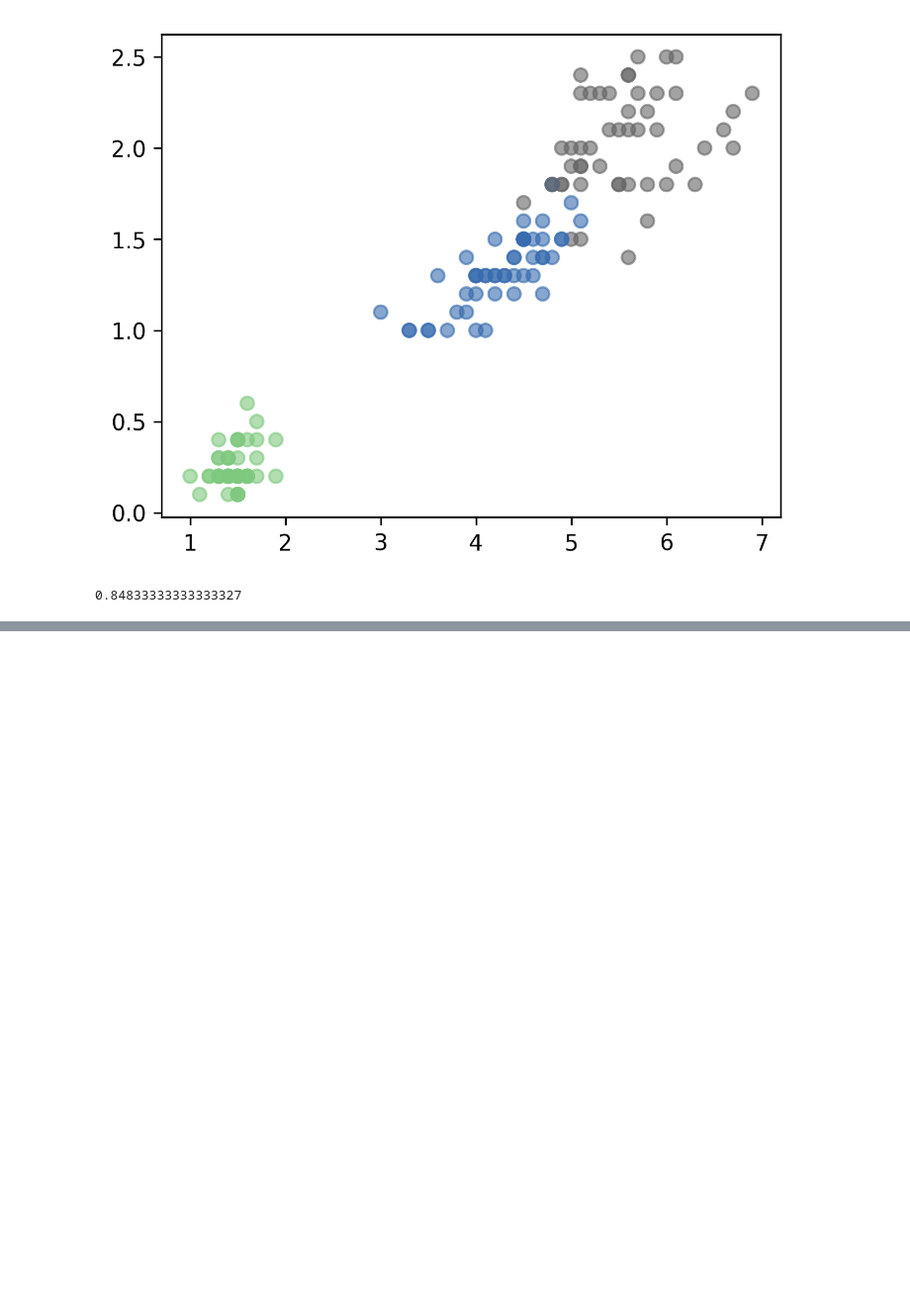
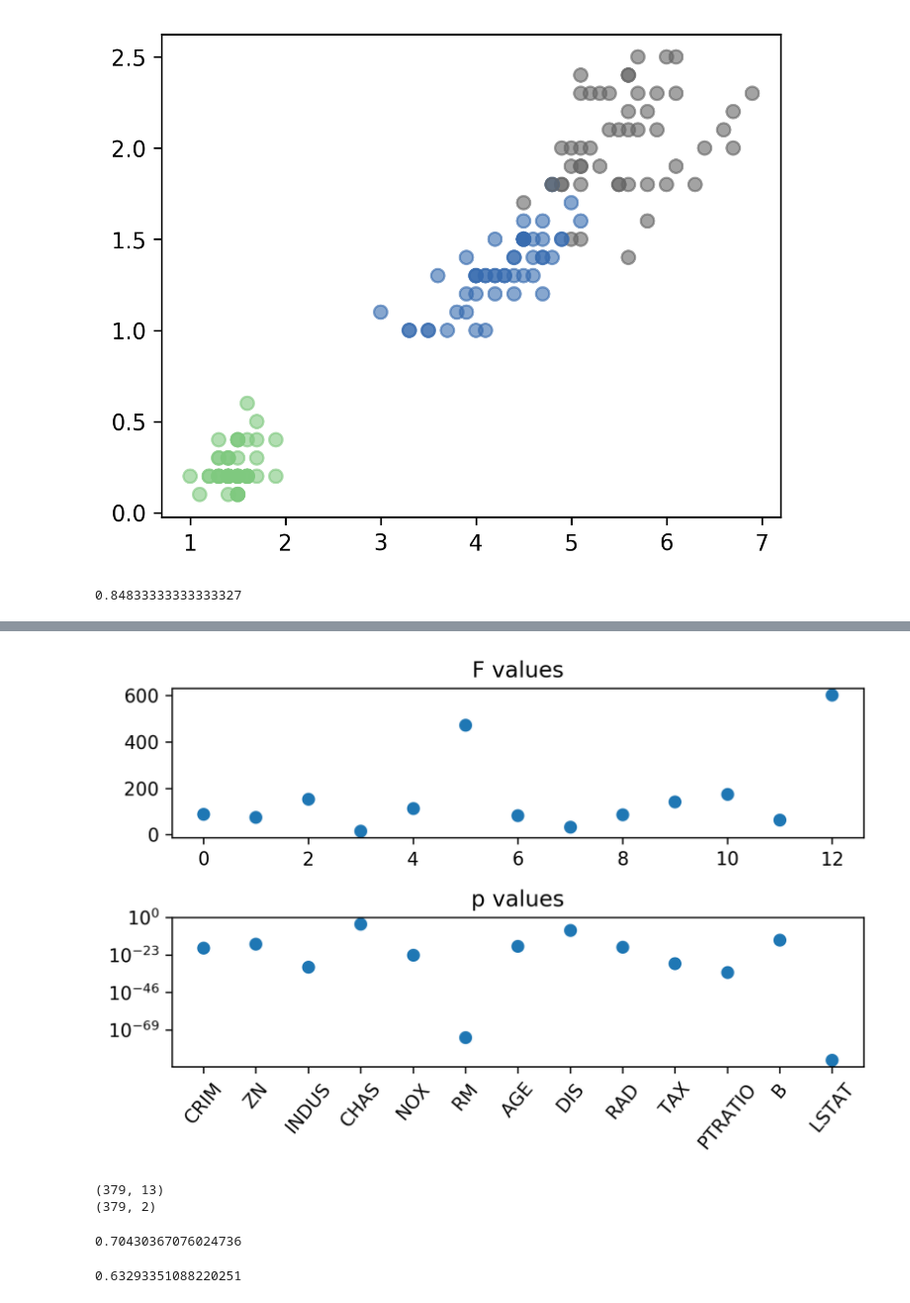
Before and after one commit to amueller/applied_ml_spring_2017, a Jupyter notebook: slides/aml-08-021317.ipynb, the cells around one changed output, grey strips where cells are left out. Shown at 99% size. Drawn from its saved outputs; the diff is of its cells as text; code cells hidden in the pictures; blank space fills up the shorter version.

```diff
--- a/slides/aml-08-021317.ipynb
+++ b/slides/aml-08-021317.ipynb
@@ -320,0 +353,24 @@ mice.fill()
+# %%
+fig, ax = plt.subplots(2, 1)
+ax[0].set_title("F values")
+ax[0].plot(f_values, 'o')
+ax[1].set_title("p values")
+ax[1].plot(p_values, 'o')
+ax[1].set_yscale("log")
+
+ax[1].set_xticks(range(X.shape[1]))
+ax[1].set_xticklabels(boston.feature_names, rotation=50);
+fig.tight_layout()
+# %% [output]
+[figure, added]
+# %%
+from sklearn.feature_selection import SelectKBest, SelectPercentile, SelectFpr
+from sklearn.linear_model import RidgeCV
+
+select = SelectKBest(k=2, score_func=f_regression)
+select.fit(X_train, y_train)
+print(X_train.shape)
+print(select.transform(X_train).shape)
+# %% [output]
+(379, 13)
+(379, 2)
@@ -320,0 +380,8 @@ mice.fill()
+# %%
+np.mean(cross_val_score(all_features, X_train, y_train))
+# %% [output]
+0.70430367076024736
+# %%
+np.mean(cross_val_score(select_2, X_train, y_train))
+# %% [output]
+0.63293351088220251
```
Also changed, not shown: parts of 20 cells of this notebook, 1 other file.
